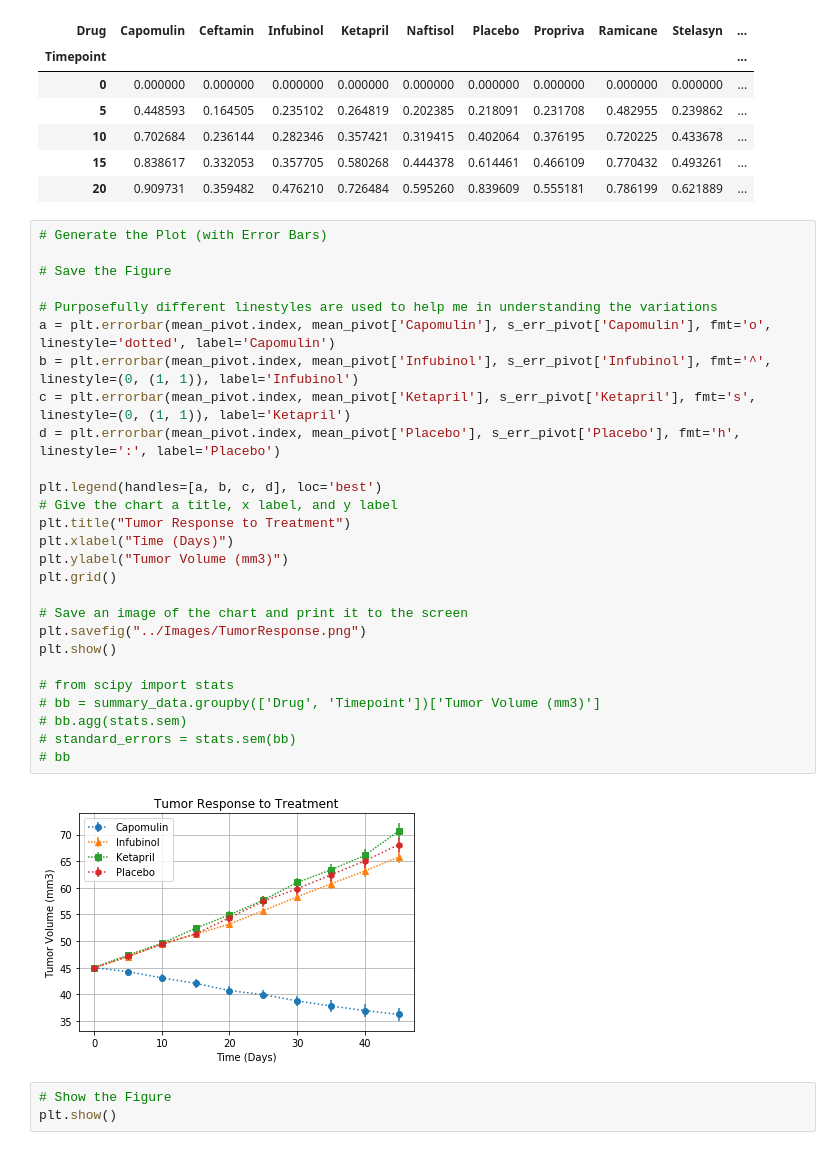
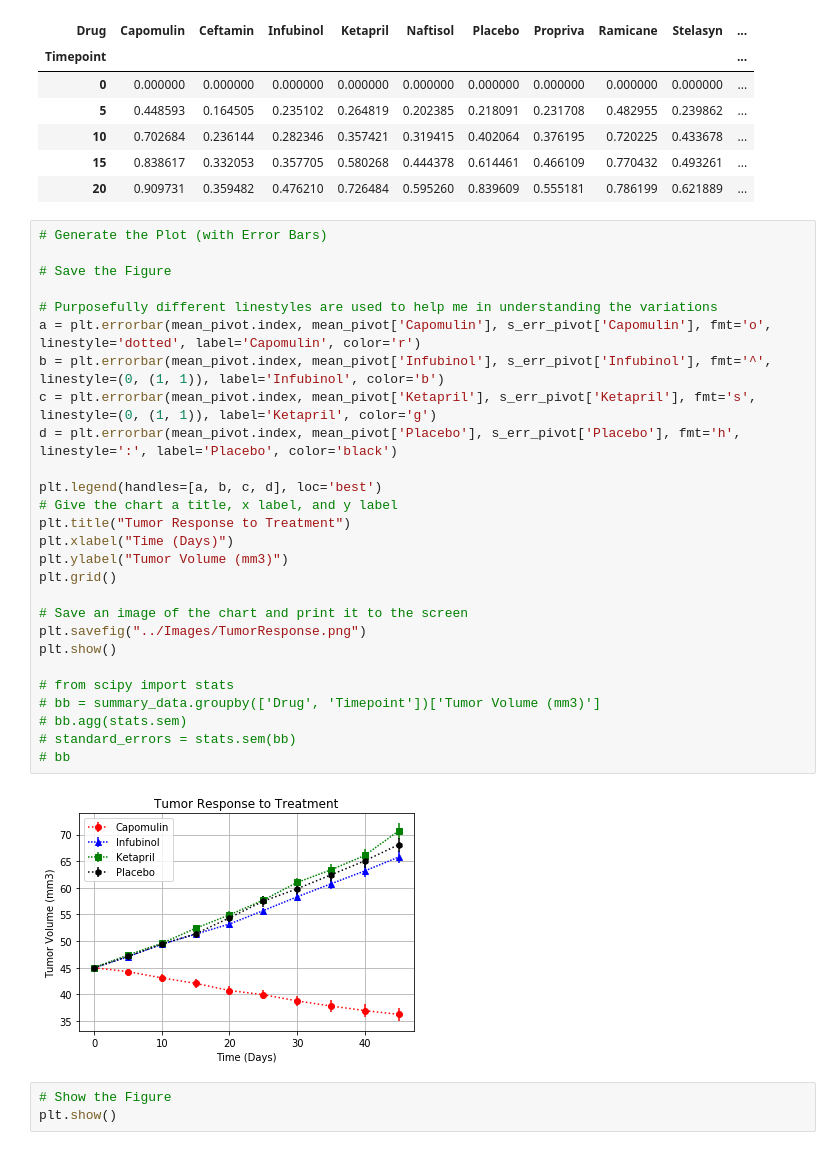
Before and after one commit to MadhukaraBS/BootCamp, a Jupyter notebook: 05-Matplotlib/Instructions/Pymaceuticals/pymaceuticals.ipynb, the cells around one changed output. Cells and saved outputs as stored; diff of their text form.

```diff
--- a/05-Matplotlib/Instructions/Pymaceuticals/pymaceuticals.ipynb
+++ b/05-Matplotlib/Instructions/Pymaceuticals/pymaceuticals.ipynb
@@ -92,32 +92,32 @@ s_err_pivot.head()
 # %%
 # Generate the Plot (with Error Bars)
 
 # Save the Figure
 
 # Purposefully different linestyles are used to help me in understanding the variations
-a = plt.errorbar(mean_pivot.index, mean_pivot['Capomulin'], s_err_pivot['Capomulin'], fmt='o', linestyle='dotted', label='Capomulin')
-b = plt.errorbar(mean_pivot.index, mean_pivot['Infubinol'], s_err_pivot['Infubinol'], fmt='^', linestyle=(0, (1, 1)), label='Infubinol')
-c = plt.errorbar(mean_pivot.index, mean_pivot['Ketapril'], s_err_pivot['Ketapril'], fmt='s',  linestyle=(0, (1, 1)), label='Ketapril')
-d = plt.errorbar(mean_pivot.index, mean_pivot['Placebo'], s_err_pivot['Placebo'], fmt='h', linestyle=':', label='Placebo')
+a = plt.errorbar(mean_pivot.index, mean_pivot['Capomulin'], s_err_pivot['Capomulin'], fmt='o', linestyle='dotted', label='Capomulin', color='r')
+b = plt.errorbar(mean_pivot.index, mean_pivot['Infubinol'], s_err_pivot['Infubinol'], fmt='^', linestyle=(0, (1, 1)), label='Infubinol', color='b')
+c = plt.errorbar(mean_pivot.index, mean_pivot['Ketapril'], s_err_pivot['Ketapril'], fmt='s',  linestyle=(0, (1, 1)), label='Ketapril', color='g')
+d = plt.errorbar(mean_pivot.index, mean_pivot['Placebo'], s_err_pivot['Placebo'], fmt='h', linestyle=':', label='Placebo', color='black')
 
 plt.legend(handles=[a, b, c, d], loc='best')
 # Give the chart a title, x label, and y label
 plt.title("Tumor Response to Treatment")
 plt.xlabel("Time (Days)")
 plt.ylabel("Tumor Volume (mm3)")
 plt.grid()
 
 # Save an image of the chart and print it to the screen
 plt.savefig("../Images/TumorResponse.png")
 plt.show()
 
 # from scipy import stats
 # bb = summary_data.groupby(['Drug', 'Timepoint'])['Tumor Volume (mm3)']
 # bb.agg(stats.sem)
 # standard_errors = stats.sem(bb)
 # bb
 # %% [output]
-[figure, old version]
+[figure, new version]
 # %%
 # Show the Figure
 plt.show()
```
Also changed, not shown: parts of 3 cells of this notebook, 4 other files.
